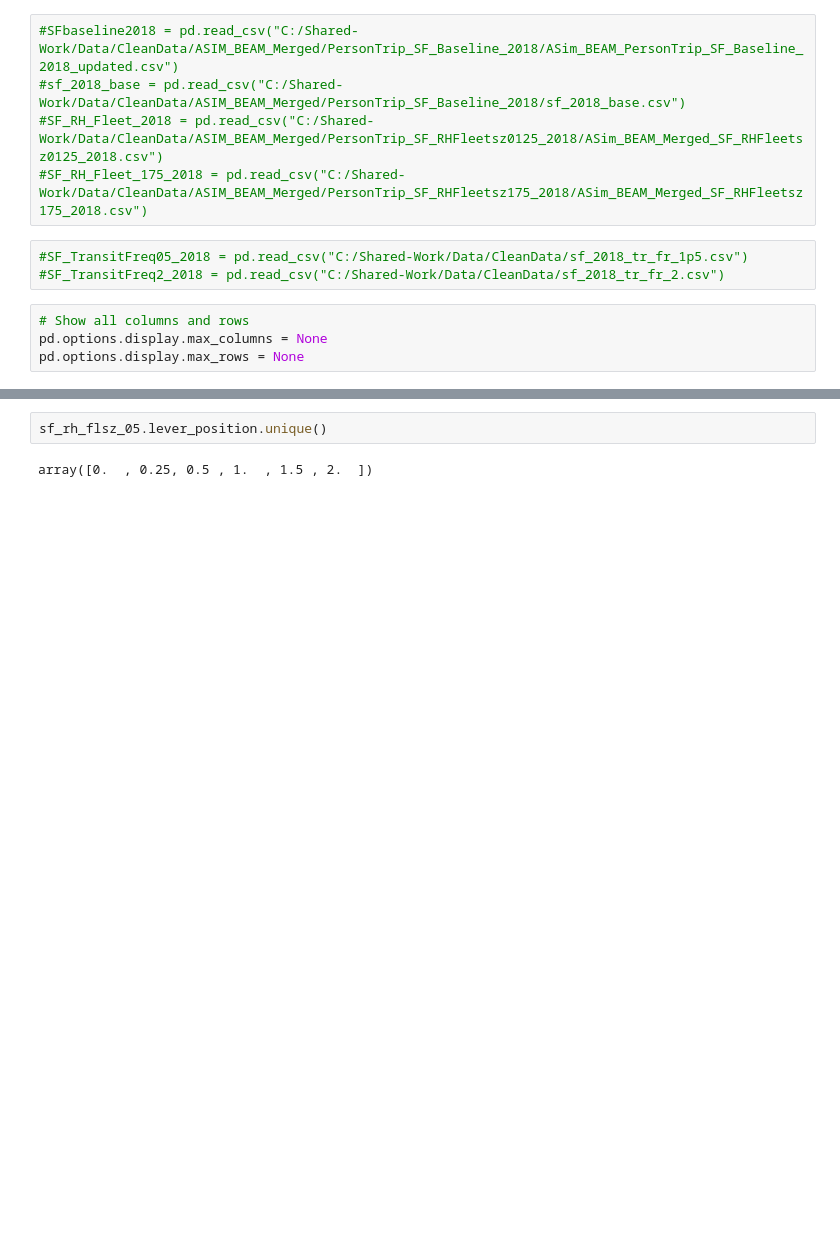
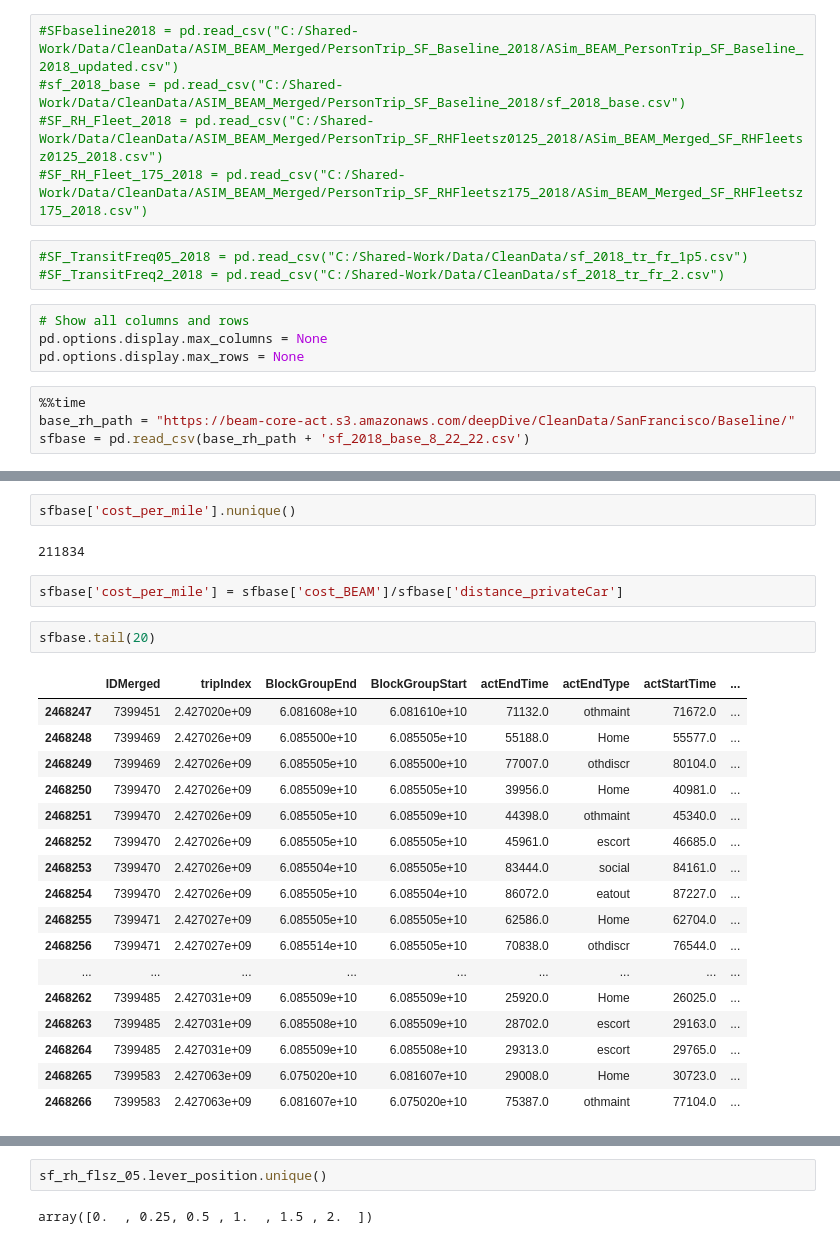
Before and after one commit to LBNL-UCB-STI/beam-core-analysis, a Jupyter notebook: Users/Nazanin/Check_Person_Trip_Level_Files.ipynb, the cells around one changed output, grey strips where cells are left out. Cells and saved outputs as stored; diff of their text form; blank space fills up the shorter version.

```diff
--- a/Users/Nazanin/Check_Person_Trip_Level_Files.ipynb
+++ b/Users/Nazanin/Check_Person_Trip_Level_Files.ipynb
@@ -29,3 +38,7 @@ from scipy.cluster.vq import kmeans2,vq, whiten
 # Show all columns and rows
 pd.options.display.max_columns = None
 pd.options.display.max_rows = None
+# %%
+%%time
+base_rh_path = "https://beam-core-act.s3.amazonaws.com/deepDive/CleanData/SanFrancisco/Baseline/"
+sfbase = pd.read_csv(base_rh_path + 'sf_2018_base_8_22_22.csv')
@@ -32,2 +48,28 @@ pd.options.display.max_rows = None
+# %%
+sfbase['cost_per_mile'].nunique()
+# %% [output]
+211834
+# %%
+sfbase['cost_per_mile'] = sfbase['cost_BEAM']/sfbase['distance_privateCar']
+# %%
+sfbase.tail(20)
+# %% [output]
+|  | IDMerged | tripIndex | BlockGroupEnd | BlockGroupStart | actEndTime | actEndType | actStartTime | ... |
+| 2468247 | 7399451 | 2.427020e+09 | 6.081608e+10 | 6.081610e+10 | 71132.0 | othmaint | 71672.0 | ... |
+| 2468248 | 7399469 | 2.427026e+09 | 6.085500e+10 | 6.085505e+10 | 55188.0 | Home | 55577.0 | ... |
+| 2468249 | 7399469 | 2.427026e+09 | 6.085505e+10 | 6.085500e+10 | 77007.0 | othdiscr | 80104.0 | ... |
+| 2468250 | 7399470 | 2.427026e+09 | 6.085509e+10 | 6.085505e+10 | 39956.0 | Home | 40981.0 | ... |
+| 2468251 | 7399470 | 2.427026e+09 | 6.085505e+10 | 6.085509e+10 | 44398.0 | othmaint | 45340.0 | ... |
+| 2468252 | 7399470 | 2.427026e+09 | 6.085505e+10 | 6.085505e+10 | 45961.0 | escort | 46685.0 | ... |
+| 2468253 | 7399470 | 2.427026e+09 | 6.085504e+10 | 6.085505e+10 | 83444.0 | social | 84161.0 | ... |
+| 2468254 | 7399470 | 2.427026e+09 | 6.085505e+10 | 6.085504e+10 | 86072.0 | eatout | 87227.0 | ... |
+| 2468255 | 7399471 | 2.427027e+09 | 6.085505e+10 | 6.085505e+10 | 62586.0 | Home | 62704.0 | ... |
+| 2468256 | 7399471 | 2.427027e+09 | 6.085514e+10 | 6.085505e+10 | 70838.0 | othdiscr | 76544.0 | ... |
+| ... | ... | ... | ... | ... | ... | ... | ... | ... |
+| 2468262 | 7399485 | 2.427031e+09 | 6.085509e+10 | 6.085509e+10 | 25920.0 | Home | 26025.0 | ... |
+| 2468263 | 7399485 | 2.427031e+09 | 6.085508e+10 | 6.085509e+10 | 28702.0 | escort | 29163.0 | ... |
+| 2468264 | 7399485 | 2.427031e+09 | 6.085509e+10 | 6.085508e+10 | 29313.0 | escort | 29765.0 | ... |
+| 2468265 | 7399583 | 2.427063e+09 | 6.075020e+10 | 6.081607e+10 | 29008.0 | Home | 30723.0 | ... |
+| 2468266 | 7399583 | 2.427063e+09 | 6.081607e+10 | 6.075020e+10 | 75387.0 | othmaint | 77104.0 | ... |
 # %%
 %%time
```
Also changed, not shown: parts of 5 cells of this notebook, 10 other files.
